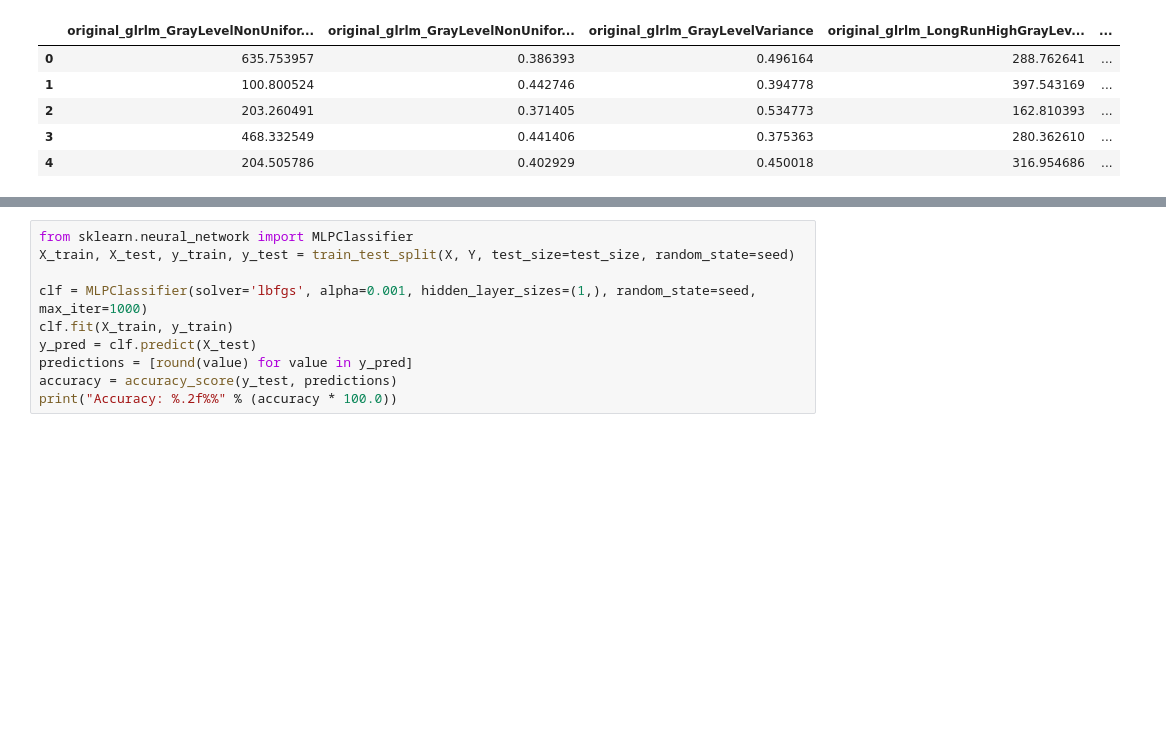
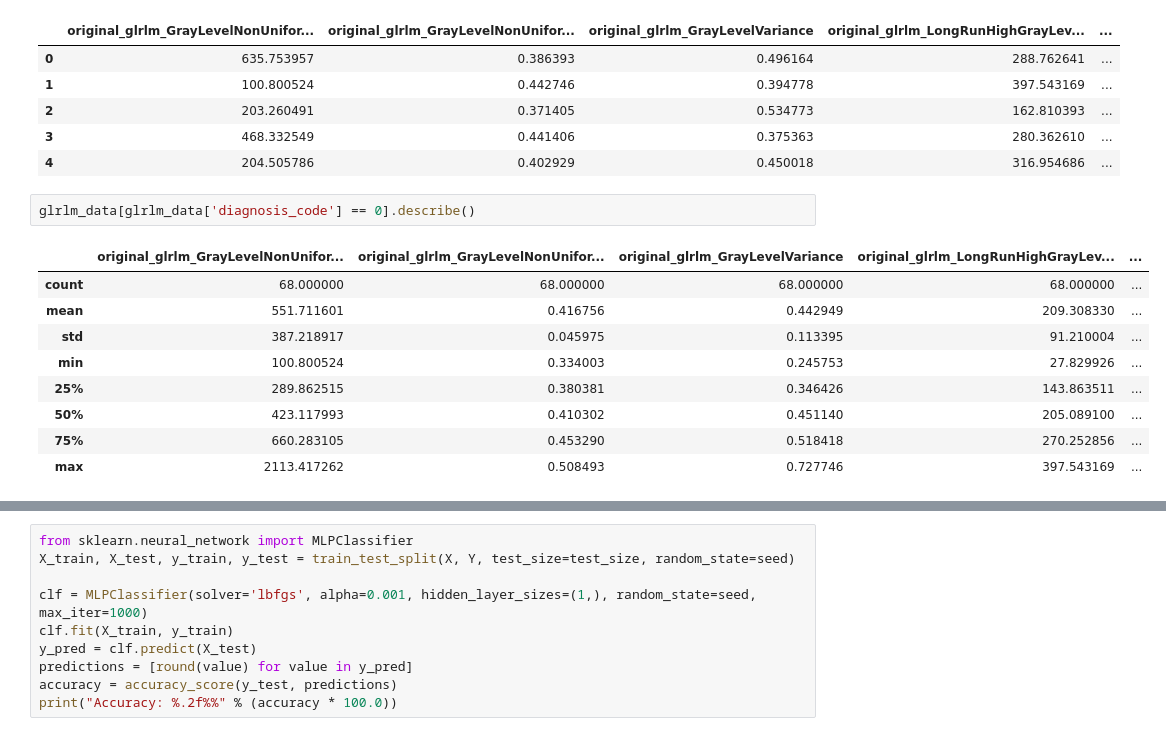
Before and after one commit to ikachko/algorithm-detects-liver-pathology, a Jupyter notebook: xdgboost_learn.ipynb, the cells around one changed output, grey strips where cells are left out. Saved outputs shown, nothing was run; the diff lists cells and outputs as text; blank space fills up the shorter version.

```diff
--- a/xdgboost_learn.ipynb
+++ b/xdgboost_learn.ipynb
@@ -67,3 +83,15 @@ glrlm_data.head()
 | 2 | 203.260491 | 0.371405 | 0.534773 | 162.810393 | ... |
 | 3 | 468.332549 | 0.441406 | 0.375363 | 280.362610 | ... |
 | 4 | 204.505786 | 0.402929 | 0.450018 | 316.954686 | ... |
+# %%
+glrlm_data[glrlm_data['diagnosis_code'] == 0].describe()
+# %% [output]
+|  | original_glrlm_GrayLevelNonUnifor... | original_glrlm_GrayLevelNonUnifor... | original_glrlm_GrayLevelVariance | original_glrlm_LongRunHighGrayLev... | ... |
+| count | 68.000000 | 68.000000 | 68.000000 | 68.000000 | ... |
+| mean | 551.711601 | 0.416756 | 0.442949 | 209.308330 | ... |
+| std | 387.218917 | 0.045975 | 0.113395 | 91.210004 | ... |
+| min | 100.800524 | 0.334003 | 0.245753 | 27.829926 | ... |
+| 25% | 289.862515 | 0.380381 | 0.346426 | 143.863511 | ... |
+| 50% | 423.117993 | 0.410302 | 0.451140 | 205.089100 | ... |
+| 75% | 660.283105 | 0.453290 | 0.518418 | 270.252856 | ... |
+| max | 2113.417262 | 0.508493 | 0.727746 | 397.543169 | ... |
```
Also changed, not shown: parts of 11 cells of this notebook, 4 other files.
